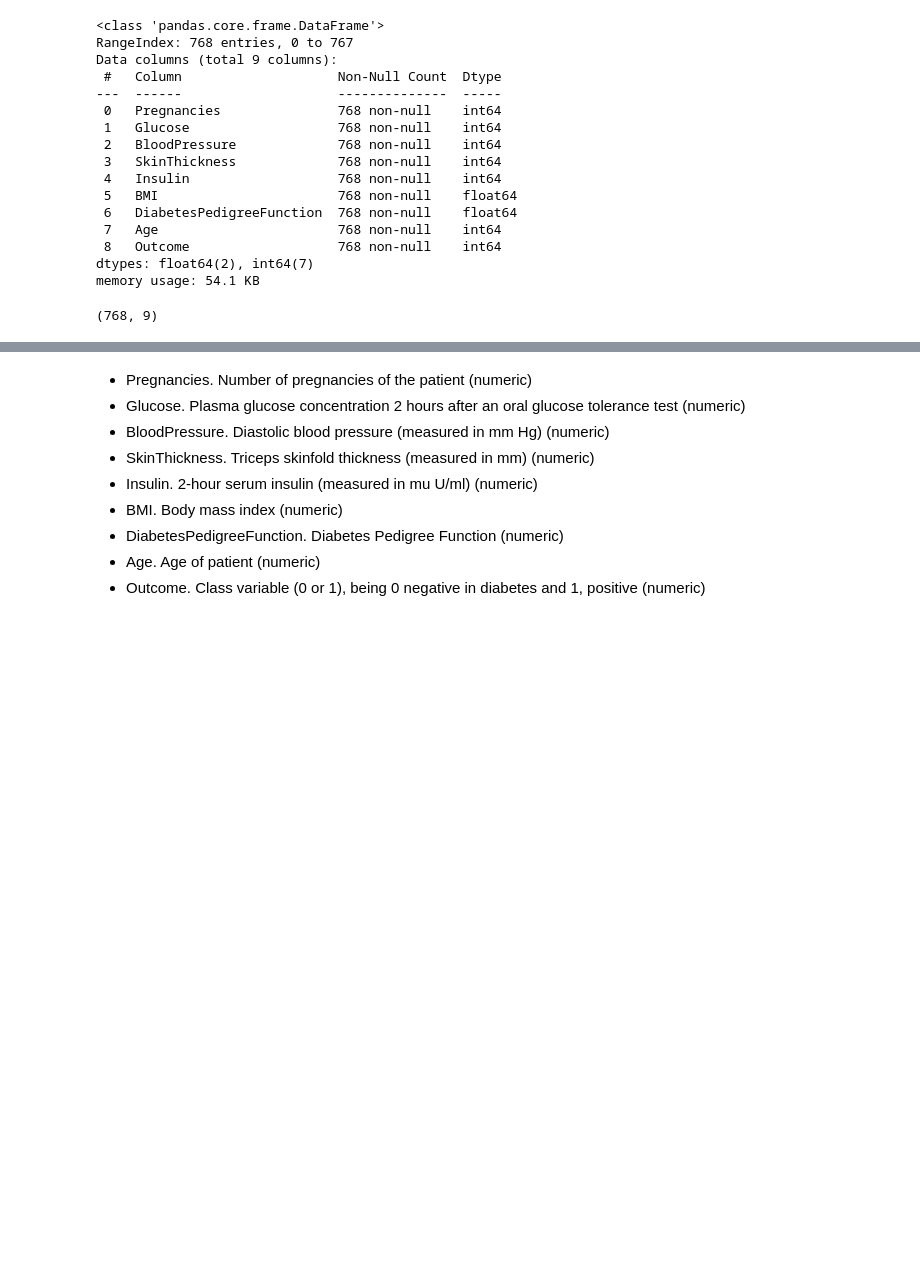
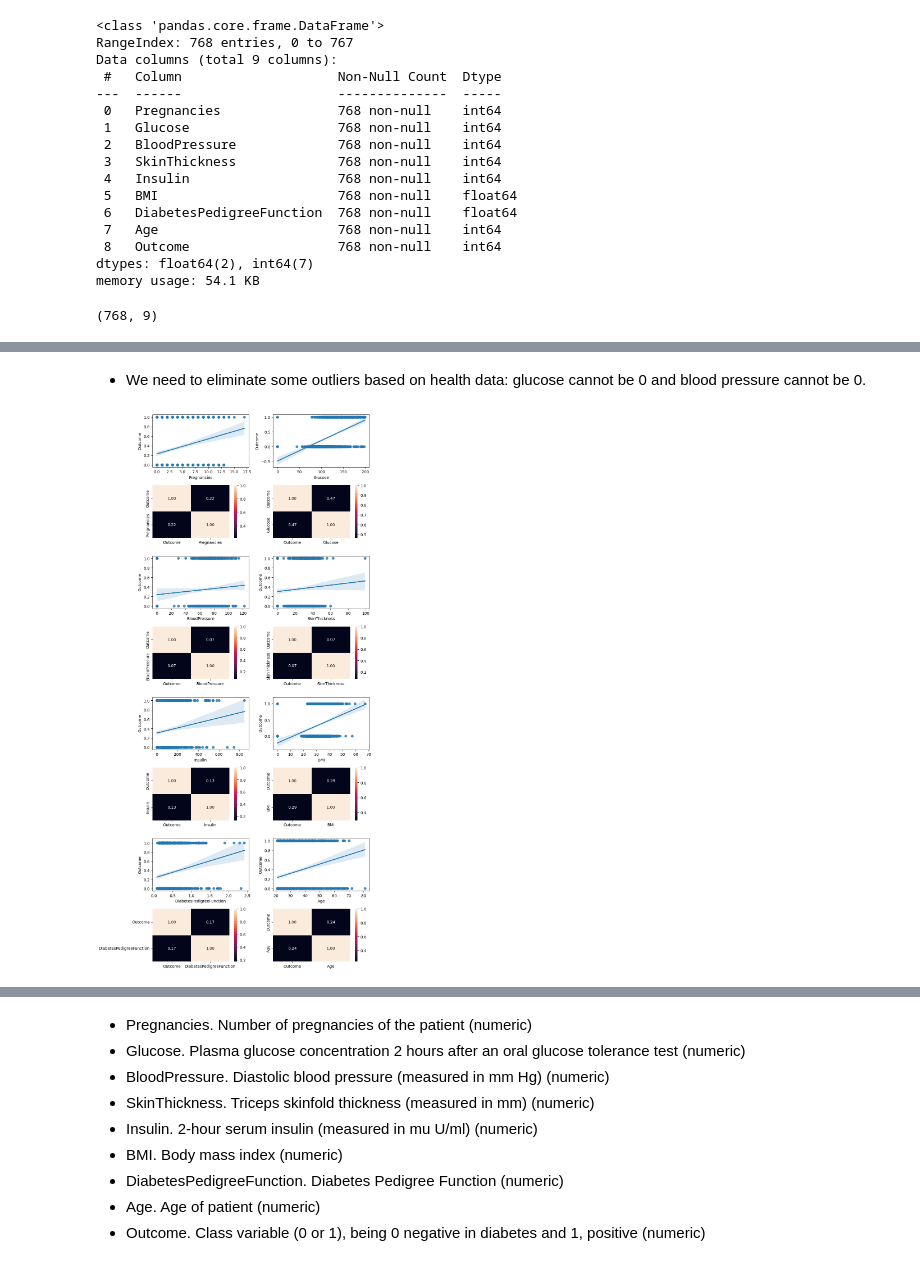
Before and after one commit to 4GeeksAcademy/machine-learning-decision-tree-Juli-MM, a Jupyter notebook: src/explore.ipynb, the cells around one changed output, grey strips where cells are left out. Saved outputs shown, nothing was run; the diff lists cells and outputs as text; code cells hidden in the pictures; blank space fills up the shorter version.

```diff
--- a/src/explore.ipynb
+++ b/src/explore.ipynb
@@ -53,0 +97,25 @@ if total_data.duplicated().sum() > 0:
+# %% [markdown]
+- We need to eliminate some outliers based on health data: glucose cannot be 0 and blood pressure cannot be 0.
+# %%
+# Multivariate Analysis
+# Numerical-Numerical Analysis:
+
+column_names = total_data.loc[:, total_data.columns != 'Outcome'].columns
+
+fig, axis = plt.subplots(8, 2, figsize=(10, 20))
+
+
+for i, col_name in enumerate(column_names):
+    if i % 2 == 0:
+        sns.regplot(ax=axis[i, 0], data=total_data, x=col_name, y='Outcome')
+        sns.heatmap(total_data[['Outcome', col_name]].corr(), annot=True, fmt=".2f", ax=axis[i + 1, 0])
+    else:
+        sns.regplot(ax=axis[i - 1, 1], data=total_data, x=col_name, y='Outcome')
+        sns.heatmap(total_data[['Outcome', col_name]].corr(), annot=True, fmt=".2f", ax=axis[i, 1])
+
+plt.tight_layout()
+
+
+plt.show()
+# %% [output]
+[figure, added]
```
Also changed, not shown: parts of 7 cells of this notebook.
